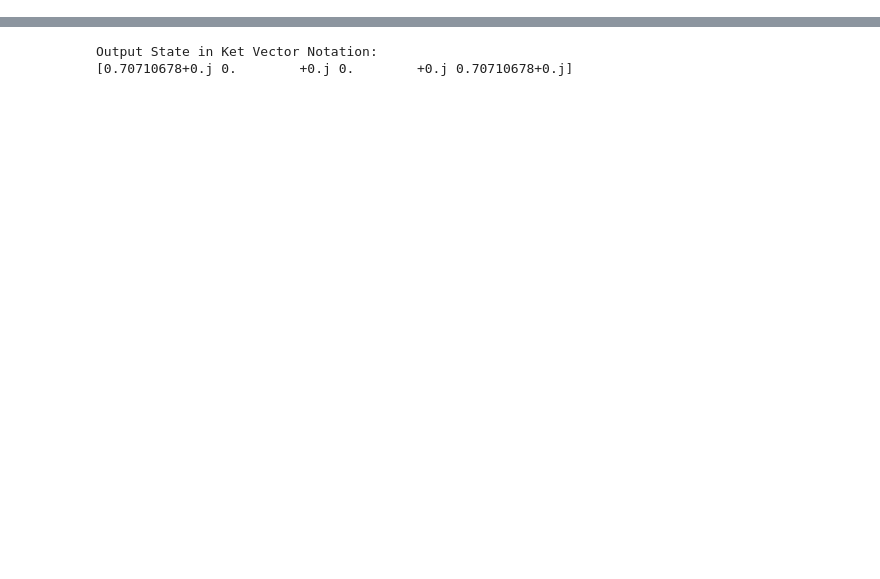
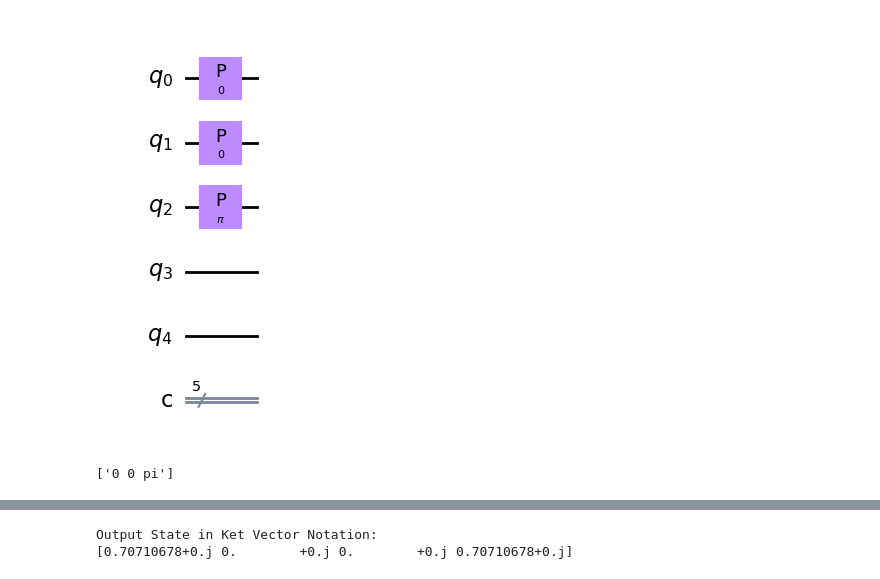
Before and after one commit to mszadkar/IBM-QX-and-Qiskit, a Jupyter notebook: DPS QKD_1.ipynb, the cells around one changed output, grey strips where cells are left out. Cells and saved outputs as stored; diff of their text form; code cells hidden in the pictures; blank space fills up the shorter version.

```diff
--- a/DPS QKD_1.ipynb
+++ b/DPS QKD_1.ipynb
@@ -33,25 +34,38 @@ def phase_encoding(bit1, bit2, circuit, qreg_q):
         circuit.p(0, qreg_q[0])
         circuit.p(pi, qreg_q[1])
         circuit.p(pi, qreg_q[2])
-        encoding.append('pi 0')
+        encoding.append('0 pi pi')
     elif bit1==1 and bit2==1:  #message is 11, i.e, phase difference is pi and pi
         circuit.p(pi, qreg_q[0])
         circuit.p(0, qreg_q[1])
         circuit.p(pi, qreg_q[2])
-        encoding.append('pi pi')
+        encoding.append('pi 0 pi')
     elif bit1==0 and bit2==1:  #message is 01, i.e, phase difference is pi and 0
         circuit.p(0, qreg_q[0])
         circuit.p(0, qreg_q[1])
         circuit.p(pi, qreg_q[2])
-        encoding.append('0 pi')
+        encoding.append('0 0 pi')
     elif bit1==0 and bit2==0:
         circuit.p(0, qreg_q[0])
         circuit.p(0, qreg_q[1])
         circuit.p(0, qreg_q[2])
-        encoding.append('0 0')
+        encoding.append('0 0 0')
     else:
         raise ValueError("Invalid input bits. Please provide valid values (0 or 1) for bit1 and bit2.")
     return circuit, encoding
+# %%
+ #we create a circuit with 5 qubits: 3 in use, 2 ancillary
+qreg_q = QuantumRegister(5, 'q')
+creg_c = ClassicalRegister(5, 'c')
+
+# Create a quantum circuit with the desired registers
+circuit = QuantumCircuit(qreg_q, creg_c)
+circuit, array = phase_encoding(0, 1, circuit, qreg_q)
+display(circuit.draw())
+print(array)
+# %% [output]
+[figure, added]
+['0 0 pi']
 # %%
 def alice(bit1, bit2, circuit, qreg_q):
     #create a weak coherent pulse |psi> = 1/sqrt(3)*(|100>+|010>+|001>)
```
Also changed, not shown: parts of 9 cells of this notebook, 33 other files.
